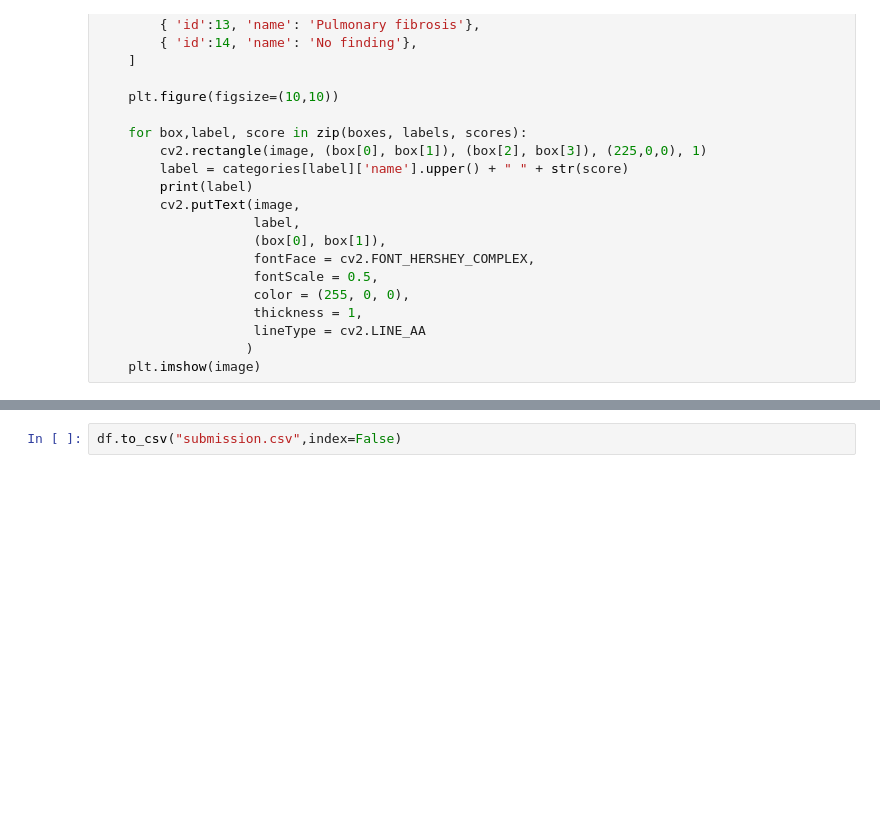
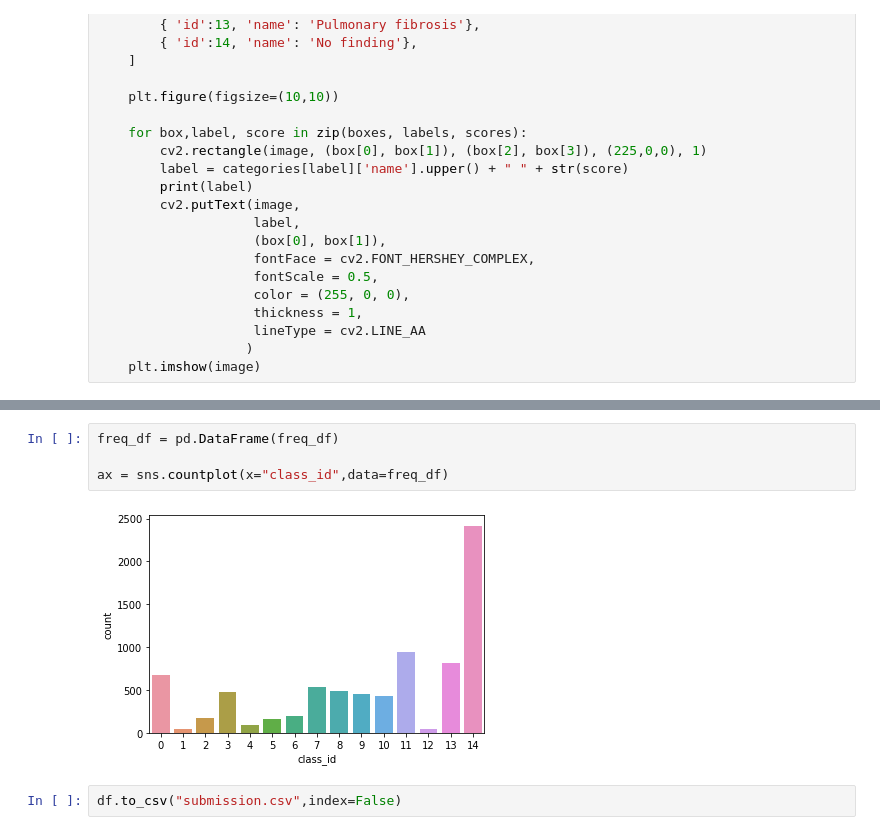
Before and after one commit to skull8888888/xray, a Jupyter notebook: predict.ipynb, the cells around one changed output, grey strips where cells are left out. Drawn from its saved outputs; the diff is of its cells as text; blank space fills up the shorter version.

```diff
--- a/predict.ipynb
+++ b/predict.ipynb
@@ -172,2 +188,8 @@ len(df[df['PredictionString'] == '14 1 0 0 1 1'])
+# %%
+freq_df = pd.DataFrame(freq_df)
+
+ax = sns.countplot(x="class_id",data=freq_df)
+# %% [output]
+[figure, added]
 # %%
 df.to_csv("submission.csv",index=False)
```
Also changed, not shown: parts of 6 cells of this notebook, 7 other files.
